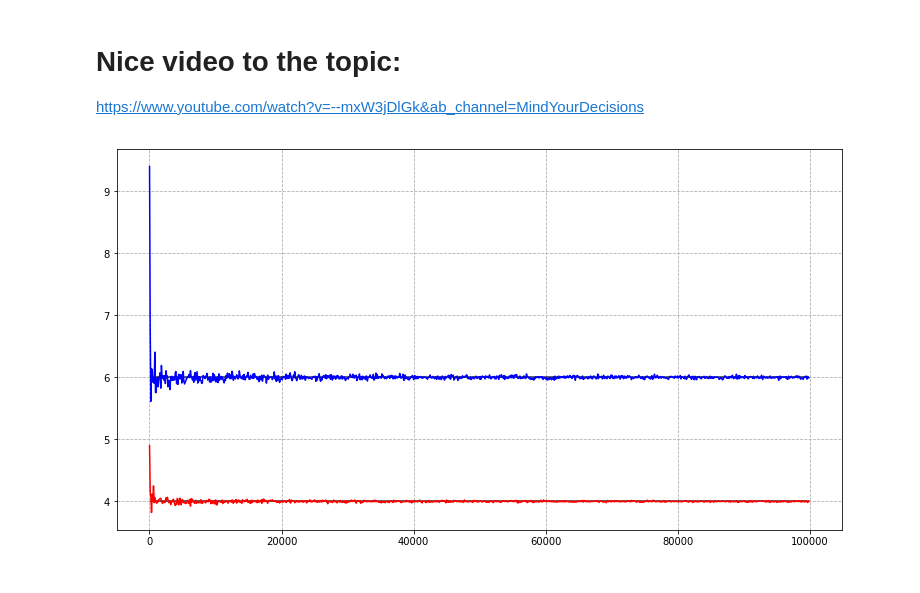
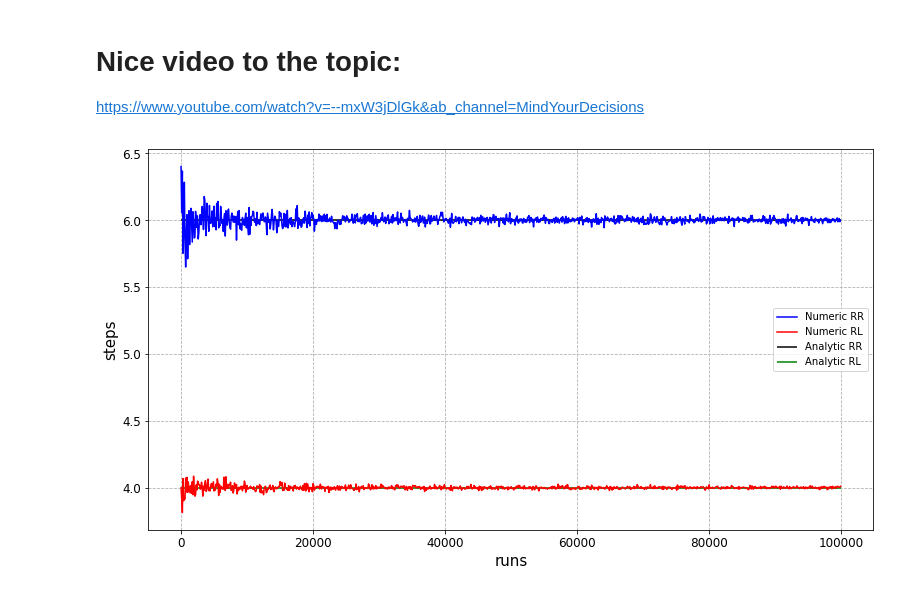
Before and after one commit to gnrraphi/5Semester, a Jupyter notebook: Roll_a_dice.ipynb, the cells around one changed output. Drawn from its saved outputs; the diff is of its cells as text; code cells hidden in the pictures.

Commit message:
Update Plots

```diff
--- a/Roll_a_dice.ipynb
+++ b/Roll_a_dice.ipynb
@@ -38,14 +38,25 @@ def prob_HT(n):
 # %%
 X=np.arange(10,100000,100)
 Y_HH=[prob_HH(i) for i in X]
 Y_HT=[prob_HT(i) for i in X]
 
 plt.rc('figure', figsize=[13,7])
-plt.plot(X,Y_HH,'b')
-plt.plot(X,Y_HT,'r')
+plt.rc('font', size=12)          # controls default text sizes
+plt.rc('axes', titlesize=15)     # fontsize of the axes title
+plt.rc('axes', labelsize=15)    # fontsize of the x and y labels
+plt.rc('xtick', labelsize=12)    # fontsize of the tick labels
+plt.rc('ytick', labelsize=12)    # fontsize of the tick labels
+plt.rc('legend', fontsize=10)    # legend fontsize
+plt.rc('figure', titlesize=12)  # fontsize of the figure title
+plt.plot(X,Y_HH,'b',label='Numeric RR')
+plt.plot(X,Y_HT,'r',label='Numeric RL')
 plt.grid(linestyle='--')
-plt.hlines(4, xmin=X[0], xmax=X[-1], alpha=0.8)
-plt.hlines(6, xmin=X[0], xmax=X[-1], alpha=0.8)
+plt.hlines(6, xmin=X[0], xmax=X[-1],colors='k',label='Analytic RR')
+plt.hlines(4, xmin=X[0], xmax=X[-1],colors='g',label='Analytic RL')
+plt.legend()
+plt.xlabel('runs')
+plt.ylabel('steps')
+#plt.savefig("RR_RL.pdf", bbox_inches='tight')
 plt.show()
 # %% [output]
-[figure, old version]
+[figure, new version]
```
Also changed, not shown: 1 other file.
